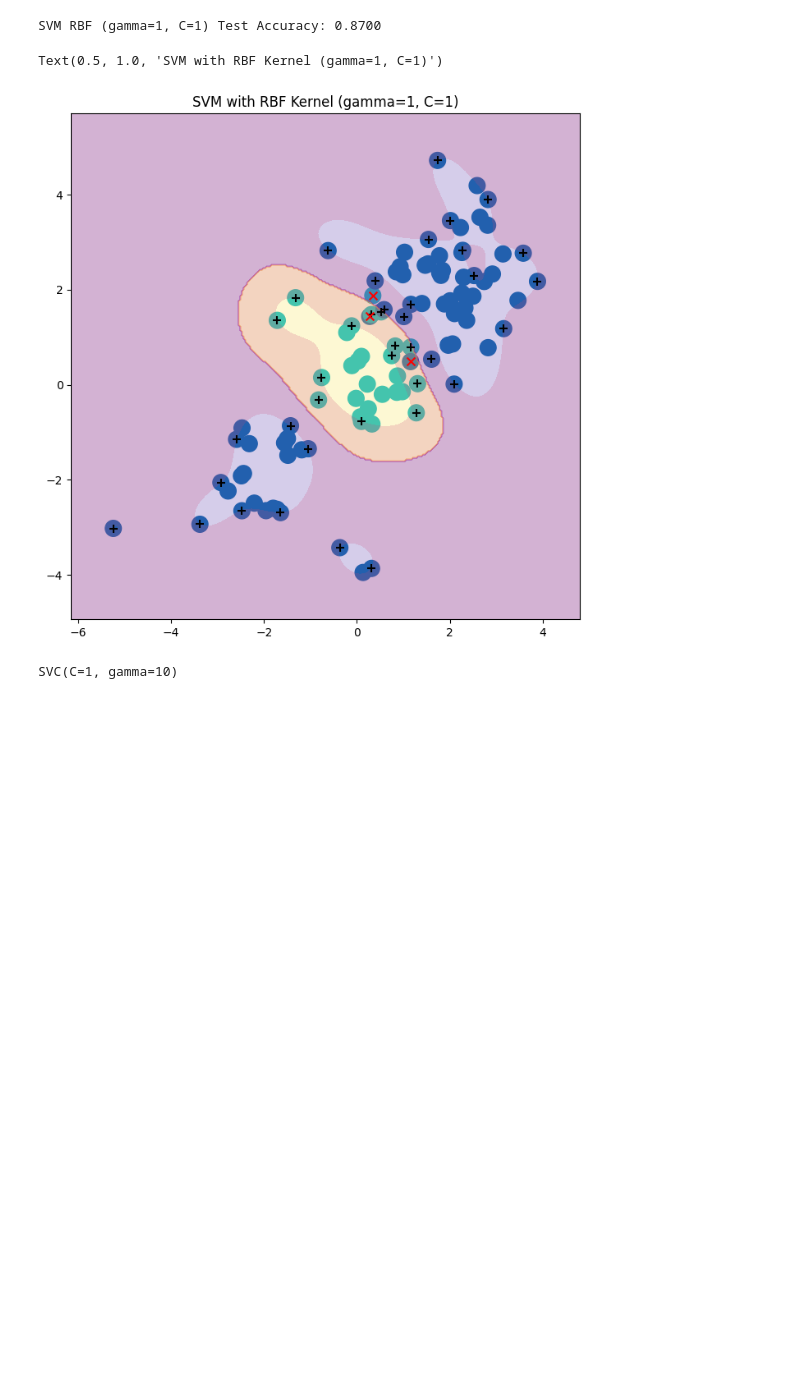
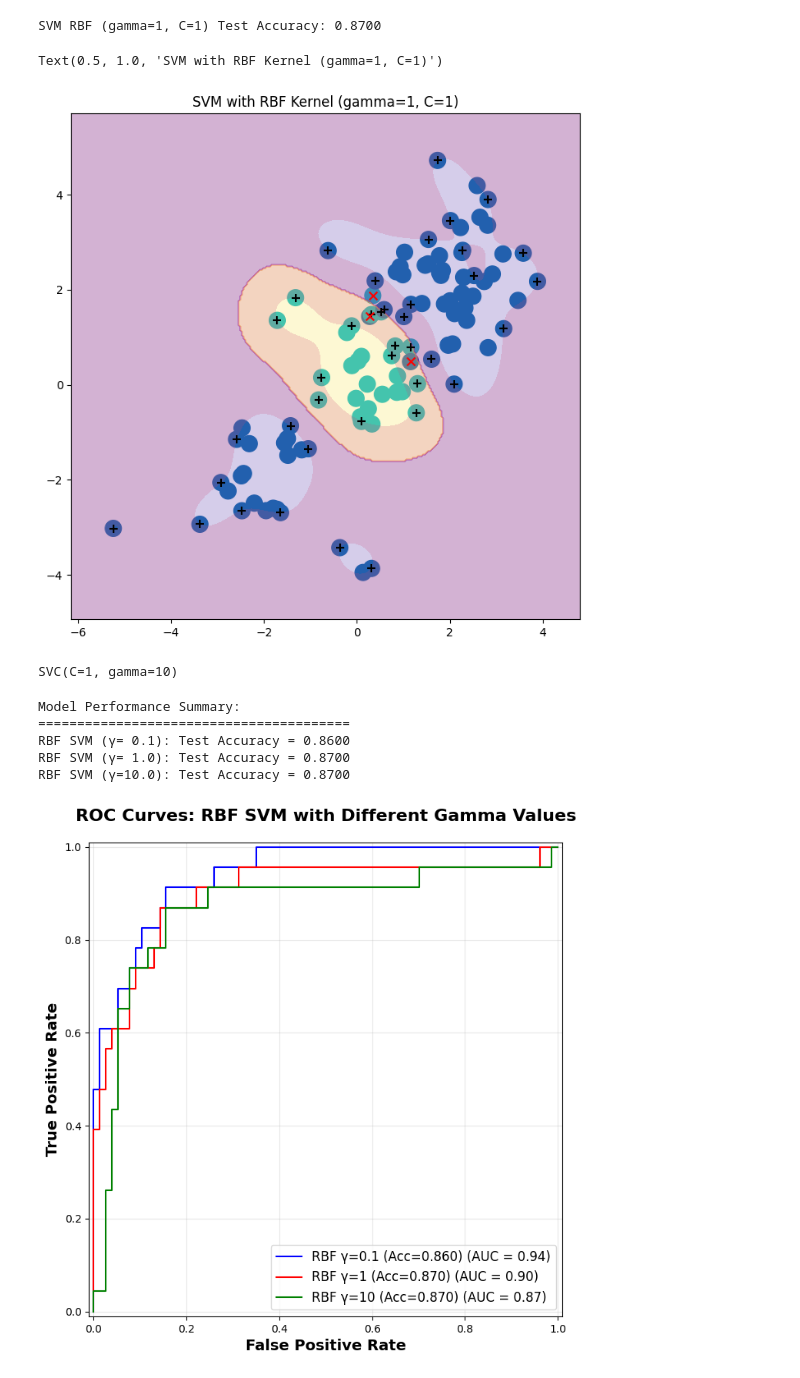
Before and after one commit to WilliamJhong/2025AAE722_William-J, a Jupyter notebook: lab9.ipynb, the cells around one changed output. Saved outputs shown, nothing was run; the diff lists cells and outputs as text; code cells hidden in the pictures; blank space fills up the shorter version.

```diff
--- a/lab9.ipynb
+++ b/lab9.ipynb
@@ -207,3 +207,49 @@ svm_rbf10.fit(X2_train, y2_train)
 SVC(C=1, gamma=10)
 # %%
 roc_curve = RocCurveDisplay.from_estimator
+# %%
+# Create ROC curves for all three gamma values on one figure
+fig, ax = subplots(figsize=(10, 8))
+
+# Define gamma values and corresponding models
+gamma_values = [0.1, 1, 10]
+models = [svm_rbf01, svm_rbf1, svm_rbf10]
+colors = ['blue', 'red', 'green']
+
+# Plot ROC curve for each model
+for gamma, model, color in zip(gamma_values, models, colors):
+    # Calculate predictions and accuracy
+    y_pred = model.predict(X2_test)
+    accuracy = accuracy_score(y2_test, y_pred)
+
+    # Plot ROC curve
+    roc_curve(
+        model, X2_test, y2_test,
+        ax=ax, color=color,
+        name=f'RBF γ={gamma} (Acc={accuracy:.3f})'
+    )
+
+
+
+# Customize the plot
+ax.set_title('ROC Curves: RBF SVM with Different Gamma Values',
+            fontsize=16, fontweight='bold', pad=20)
+ax.set_xlabel('False Positive Rate', fontsize=14, fontweight='bold')
+ax.set_ylabel('True Positive Rate', fontsize=14, fontweight='bold')
+ax.grid(True, alpha=0.3)
+ax.legend(fontsize=12, loc='lower right')
+
+
+print("Model Performance Summary:")
+print("=" * 40)
+for gamma, model in zip(gamma_values, models):
+    y_pred = model.predict(X2_test)
+    accuracy = accuracy_score(y2_test, y_pred)
+    print(f"RBF SVM (γ={gamma:4.1f}): Test Accuracy = {accuracy:.4f}")
+# %% [output]
+Model Performance Summary:
+========================================
+RBF SVM (γ= 0.1): Test Accuracy = 0.8600
+RBF SVM (γ= 1.0): Test Accuracy = 0.8700
+RBF SVM (γ=10.0): Test Accuracy = 0.8700
+[figure, added]
```
Also changed, not shown: parts of 1 cell of this notebook.
